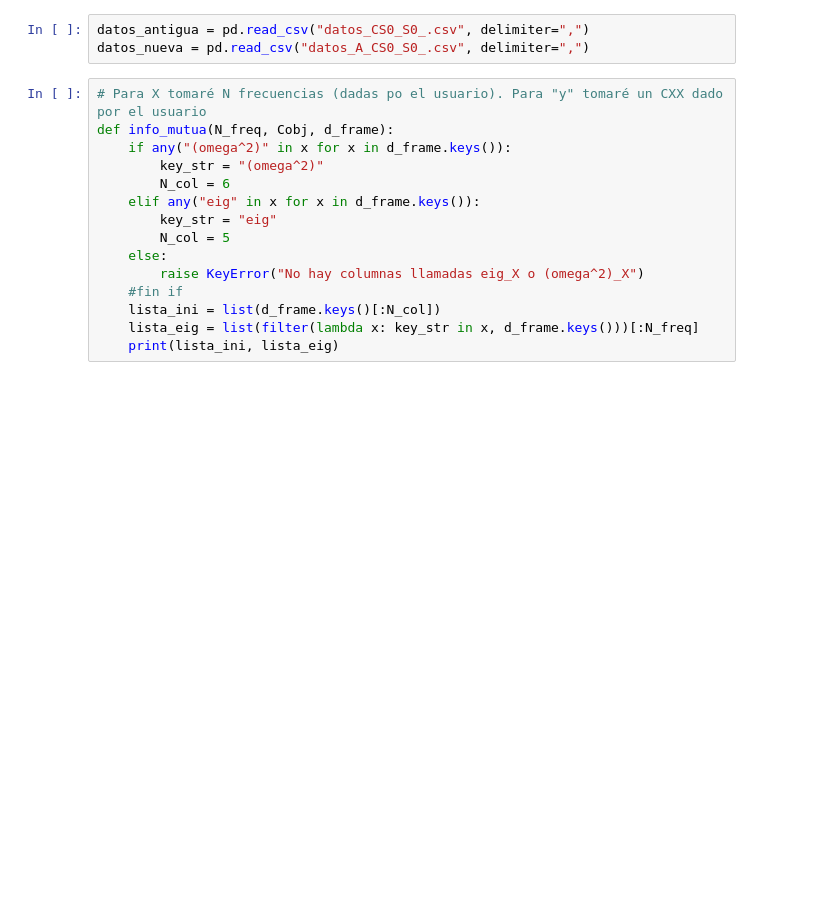
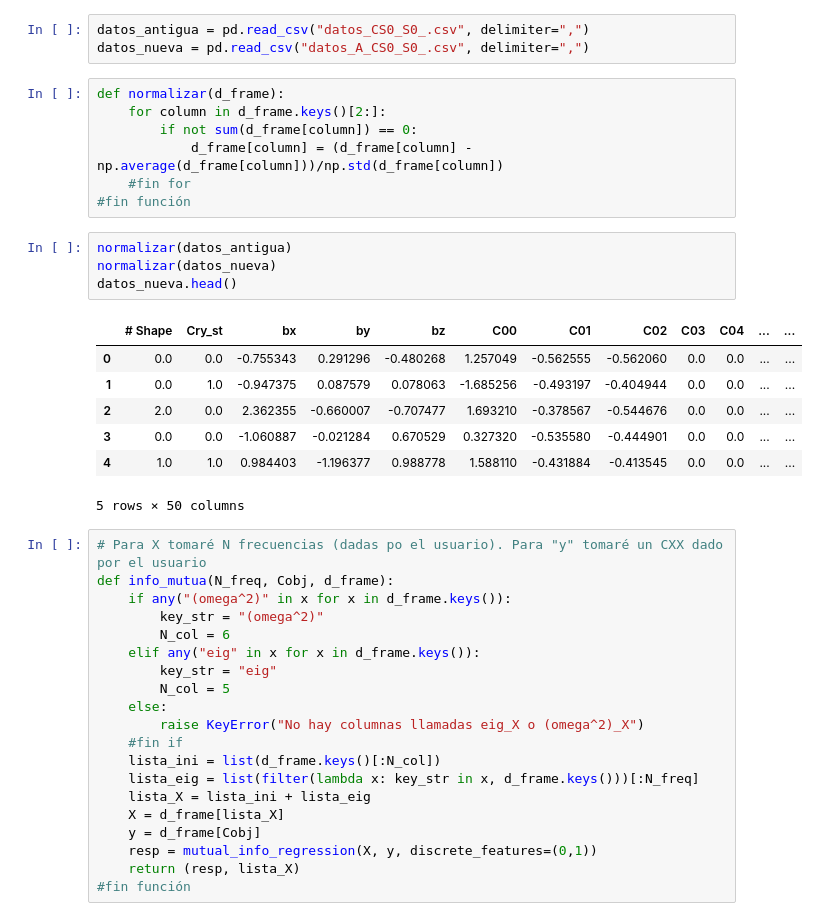
Before and after one commit to jacubillos10/RUSpectroscopy_Tools, a Jupyter notebook: output_data/mutual_info.ipynb, the cells around one changed output. Saved outputs shown, nothing was run; the diff lists cells and outputs as text; blank space fills up the shorter version.

```diff
--- a/output_data/mutual_info.ipynb
+++ b/output_data/mutual_info.ipynb
@@ -7,6 +7,25 @@ import pandas as pd
 # %%
 datos_antigua = pd.read_csv("datos_CS0_S0_.csv", delimiter=",")
 datos_nueva = pd.read_csv("datos_A_CS0_S0_.csv", delimiter=",")
+# %%
+def normalizar(d_frame):
+    for column in d_frame.keys()[2:]:
+        if not sum(d_frame[column]) == 0:
+            d_frame[column] = (d_frame[column] - np.average(d_frame[column]))/np.std(d_frame[column])
+    #fin for
+#fin función
+# %%
+normalizar(datos_antigua)
+normalizar(datos_nueva)
+datos_nueva.head()
+# %% [output]
+|  | # Shape | Cry_st | bx | by | bz | C00 | C01 | C02 | C03 | C04 | ... | ... |
+| 0 | 0.0 | 0.0 | -0.755343 | 0.291296 | -0.480268 | 1.257049 | -0.562555 | -0.562060 | 0.0 | 0.0 | ... | ... |
+| 1 | 0.0 | 1.0 | -0.947375 | 0.087579 | 0.078063 | -1.685256 | -0.493197 | -0.404944 | 0.0 | 0.0 | ... | ... |
+| 2 | 2.0 | 0.0 | 2.362355 | -0.660007 | -0.707477 | 1.693210 | -0.378567 | -0.544676 | 0.0 | 0.0 | ... | ... |
+| 3 | 0.0 | 0.0 | -1.060887 | -0.021284 | 0.670529 | 0.327320 | -0.535580 | -0.444901 | 0.0 | 0.0 | ... | ... |
+| 4 | 1.0 | 1.0 | 0.984403 | -1.196377 | 0.988778 | 1.588110 | -0.431884 | -0.413545 | 0.0 | 0.0 | ... | ... |
+5 rows × 50 columns
 # %%
 # Para X tomaré N frecuencias (dadas po el usuario). Para "y" tomaré un CXX dado por el usuario
 def info_mutua(N_freq, Cobj, d_frame):
@@ -21,4 +40,9 @@ def info_mutua(N_freq, Cobj, d_frame):
     #fin if
     lista_ini = list(d_frame.keys()[:N_col])
     lista_eig = list(filter(lambda x: key_str in x, d_frame.keys()))[:N_freq]
-    print(lista_ini, lista_eig)
+    lista_X = lista_ini + lista_eig
+    X = d_frame[lista_X]
+    y = d_frame[Cobj]
+    resp = mutual_info_regression(X, y, discrete_features=(0,1))
+    return (resp, lista_X)
+#fin función
```
Also changed, not shown: parts of 4 cells of this notebook.
